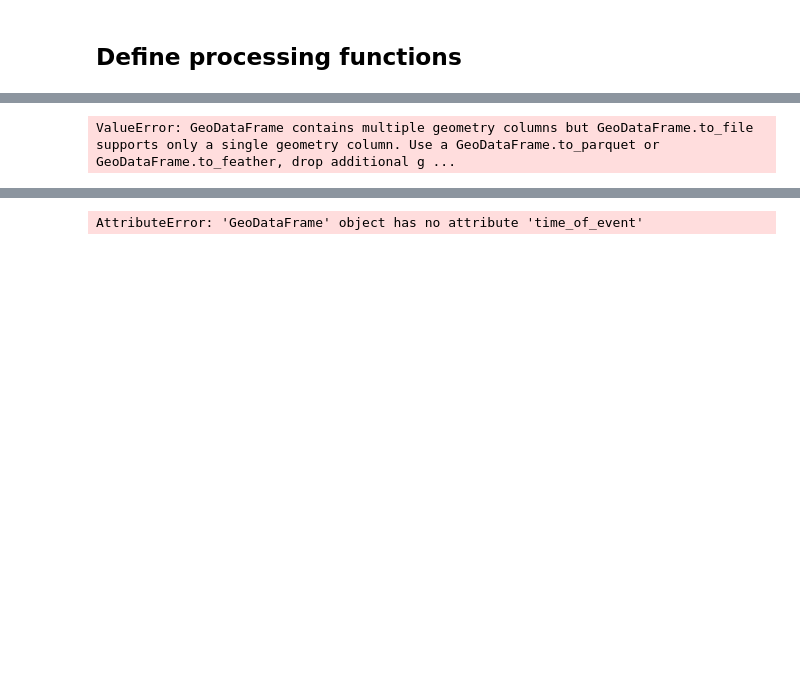
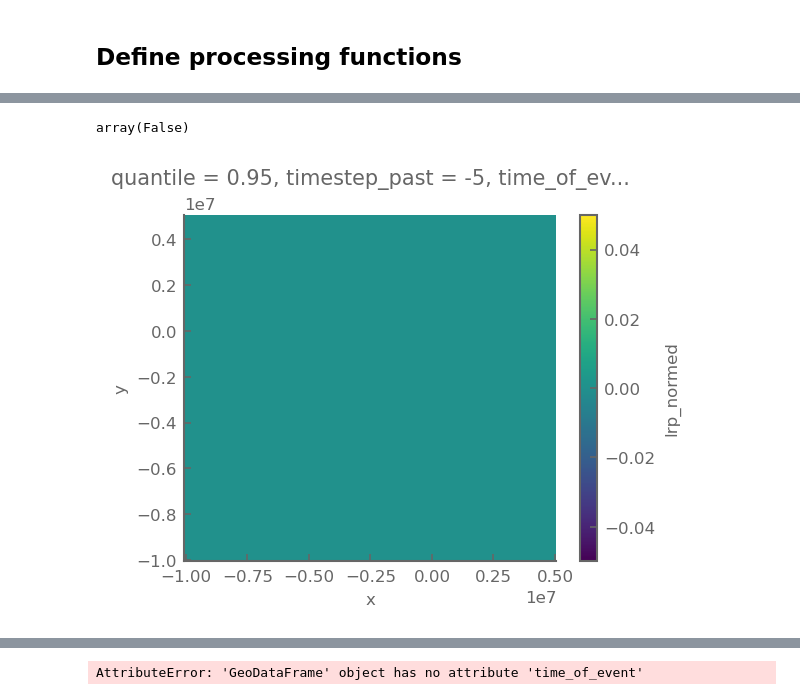
Before and after one commit to rguilcas/predict_rain_norway, a Jupyter notebook: diagnostics_newproj/paper/processing.ipynb, the cells around one changed output, grey strips where cells are left out. Cells and saved outputs as stored; diff of their text form; code cells hidden in the pictures; blank space fills up the shorter version.

```diff
--- a/diagnostics_newproj/paper/processing.ipynb
+++ b/diagnostics_newproj/paper/processing.ipynb
@@ -344,0 +409,27 @@ Index([1.0, 2.0, 3.0, 1.0, 2.0, 3.0, 1.0, 2.0, 3.0, 1.0,
+# %%
+rolling=5
+abs_threshold=0.001
+data = ds_attrs.sel(time_of_event=time_of_event,timestep_past=timestep_past).lrp_normed
+data = data.rio.write_crs(proj)
+img = data.rolling(x=rolling, y=rolling, center=True).mean()
+img_filter = img.where(np.abs(img)>abs_threshold).fillna(0)
+img_filter = np.abs(img_filter)
+distance = ndi.distance_transform_edt(img_filter>0)
+peaks = peak_local_max(
+distance,
+min_distance=4,
+labels=img_filter>0
+)
+markers = np.zeros_like(img, dtype=int)
+for i, (r, c) in enumerate(peaks, start=1):
+    markers[r, c] = i
+
+labels = watershed(-distance, markers, mask=img_filter>0)
+patch_labels = xr.DataArray(labels, dims=img.dims, coords=img.coords)
+patch_labels = patch_labels.where(labels>0)
+
+
+img_filter.plot()
+# %% [output]
+array(False)
+[figure, added]
@@ -347,13 +475,14 @@ times = ds_attrs.time_of_event.sel(time_of_event=slice(None, '2024')).values
 all_gdf_segments = []
 for time_of_event in tqdm(times):
     for timestep_past in range(-6,1):
-        gdf_patches, data = segments_from_attribution_grid_watershed('2016-08-09',-1)
-        if gdf_patches.index.size>0:
+        gdf_patches, data = segments_from_attribution_grid_watershed_v2(time_of_event,timestep_past, ds_attrs,abs_threshold = 0.0005, rolling=5)
+        if gdf_patches is not None:
             cyclones_gdf_day = get_cyclones_for_day(time_of_event, timestep_past)
-            gdf_patches = attribution_patches_to_cyclones(gdf_patches, cyclones_gdf_day)
-            gdf_patches['time_of_event'] = time_of_event
-            gdf_patches['timestep_past'] = timestep_past
-            all_gdf_segments.append(gdf_patches)
+            gdf_patches = attribution_patches_to_cyclones(gdf_patches, cyclones_gdf_day, buffer=500_000)
+            gdf_patches_cyclones = group_cyclones(gdf_patches)
+            gdf_patches_cyclones['time_of_event'] = time_of_event
+            gdf_patches_cyclones['timestep_past'] = timestep_past
+            all_gdf_segments.append(gdf_patches_cyclones)
 
 df_ = pd.concat(all_gdf_segments)
 df_['is_cyclone'] = df_.cyclone_track_id.notnull()
@@ -373,11 +502,9 @@ daily_cycs_for_patches = daily_cycs.reset_index().set_index('key').loc[df_.key]
 df_[['cyclone_msl','cyclone_lon','cyclone_lat','cyclone_x','cyclone_y']] = daily_cycs_for_patches[['msl','lon','lat','x','y']].values
 
 df_ = df_.reset_index().rename(columns=dict( date='cyclone_date',segment_size='blob_area', attributions='blob_attributions'))
-df_.loc[df_.cyclone_track_id=='No cyclone', ['key','cyclone_msl','cyclone_lon','cyclone_lat','cyclone_x','cyclone_y']] = np.nan
+df_.loc[df_.cyclone_track_id.isnull(), ['key','cyclone_msl','cyclone_lon','cyclone_lat','cyclone_x','cyclone_y']] = np.nan
 df_['is_cyclone'] = df_.cyclone_track_id.notnull()
 
-df_.drop('location_local_max', axis=1).to_file(f'/Data/gfi/users/rogui7909/data/NN_outputs/attributions/newproj/{run_id}_cyclones_data_watershed.geojson', driver='GeoJSON')
+df_.to_file(f'/Data/gfi/users/rogui7909/data/NN_outputs/attributions/newproj/{run_id}_cyclones_data_watershed_thresh0.0005_buffer500_v2.geojson', driver='GeoJSON')
 #
 # df_ = df_.rename(columns=dict(track_id='cyclones'))
-# %% [output]
-ValueError: GeoDataFrame contains multiple geometry columns but GeoDataFrame.to_file supports only a single geometry column. Use a GeoDataFrame.to_parquet or GeoDataFrame.to_feather, drop additional g ...
```
Also changed, not shown: parts of 15 cells of this notebook, 7 other files.
